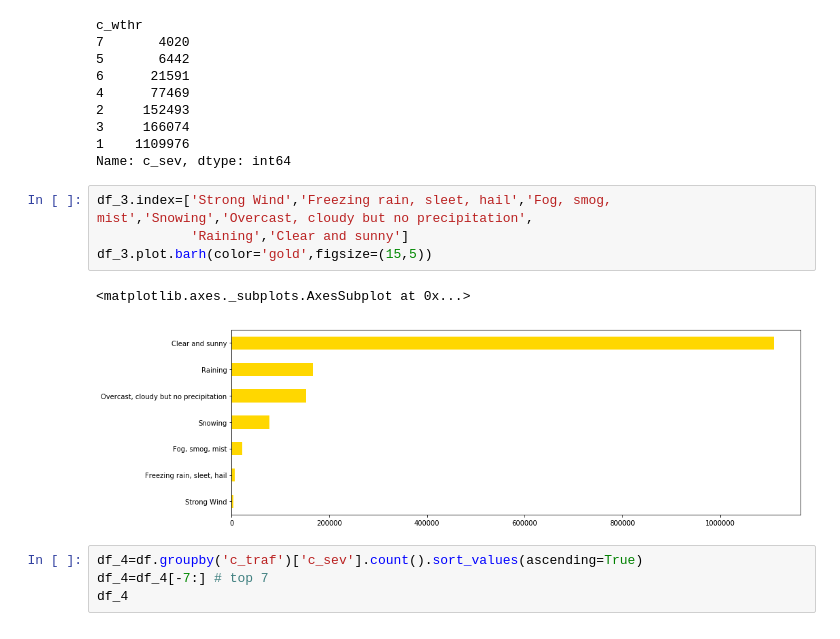
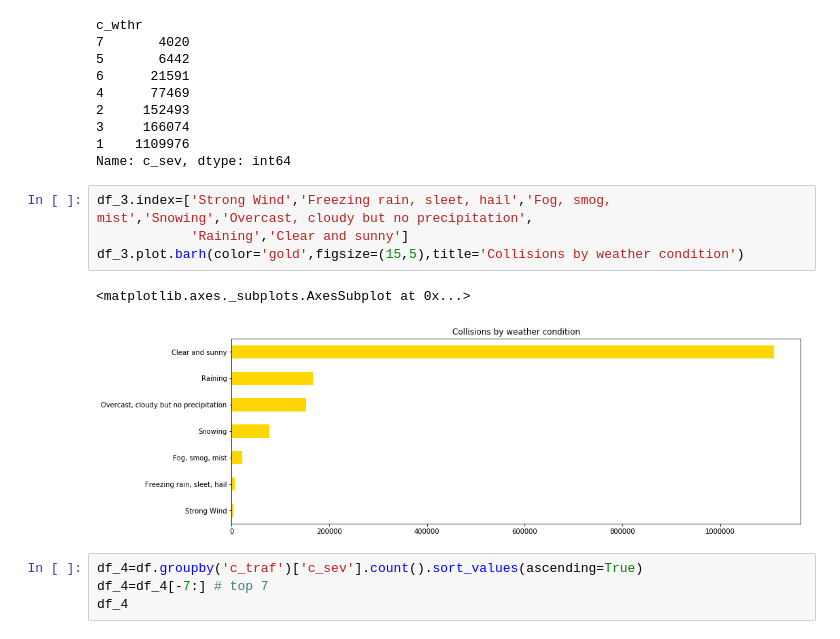
Before and after one commit to rynho/3250-G3, a Jupyter notebook: jupyterNB/G3_Project_Boris.ipynb, the cells around one changed output. Drawn from its saved outputs; the diff is of its cells as text.

```diff
--- a/jupyterNB/G3_Project_Boris.ipynb
+++ b/jupyterNB/G3_Project_Boris.ipynb
@@ -288,10 +288,10 @@ Name: c_sev, dtype: int64
 # %%
 df_3.index=['Strong Wind','Freezing rain, sleet, hail','Fog, smog, mist','Snowing','Overcast, cloudy but no precipitation',
             'Raining','Clear and sunny']
-df_3.plot.barh(color='gold',figsize=(15,5))
+df_3.plot.barh(color='gold',figsize=(15,5),title='Collisions by weather condition')
 # %% [output]
 <matplotlib.axes._subplots.AxesSubplot at 0x...>
-[figure, old version]
+[figure, new version]
 # %%
 df_4=df.groupby('c_traf')['c_sev'].count().sort_values(ascending=True)
 df_4=df_4[-7:] # top 7
```
Also changed, not shown: parts of 2 cells of this notebook.
